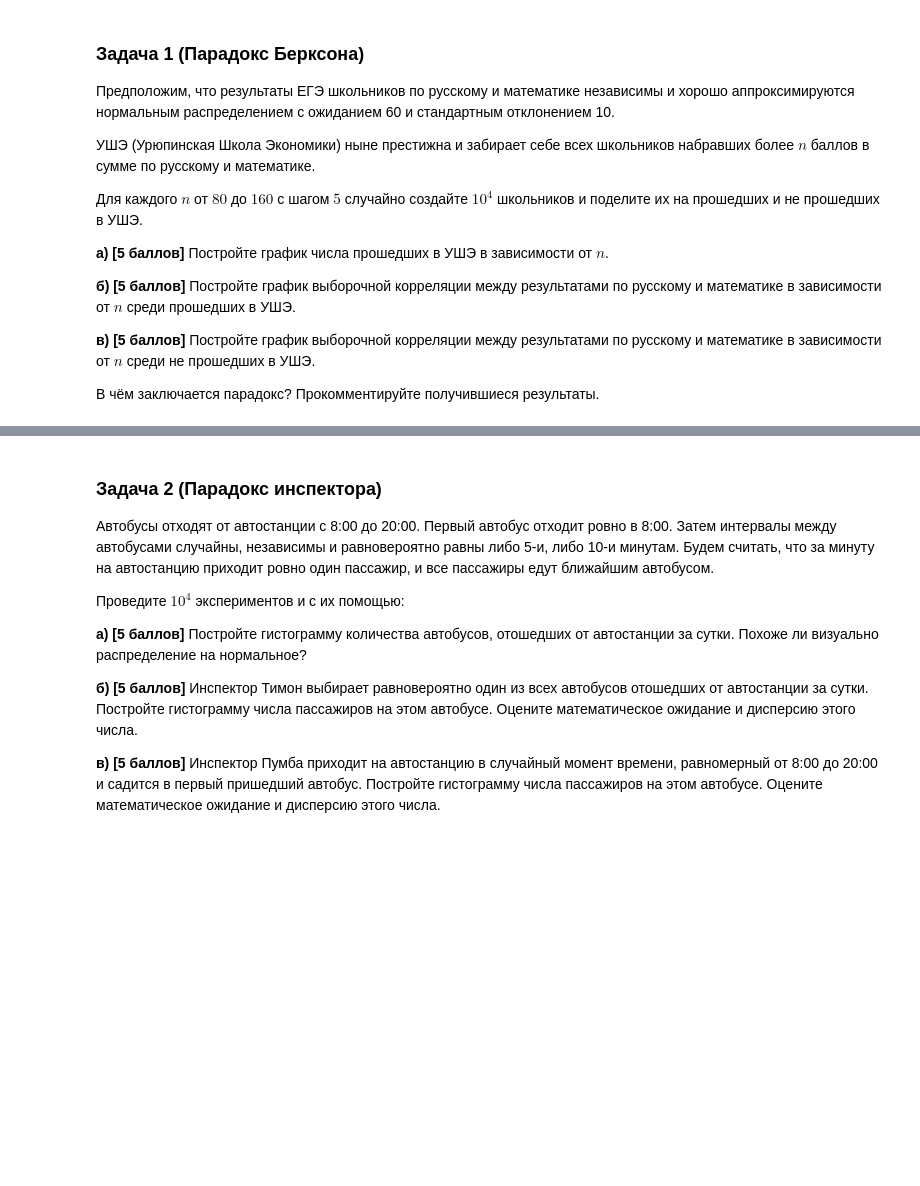
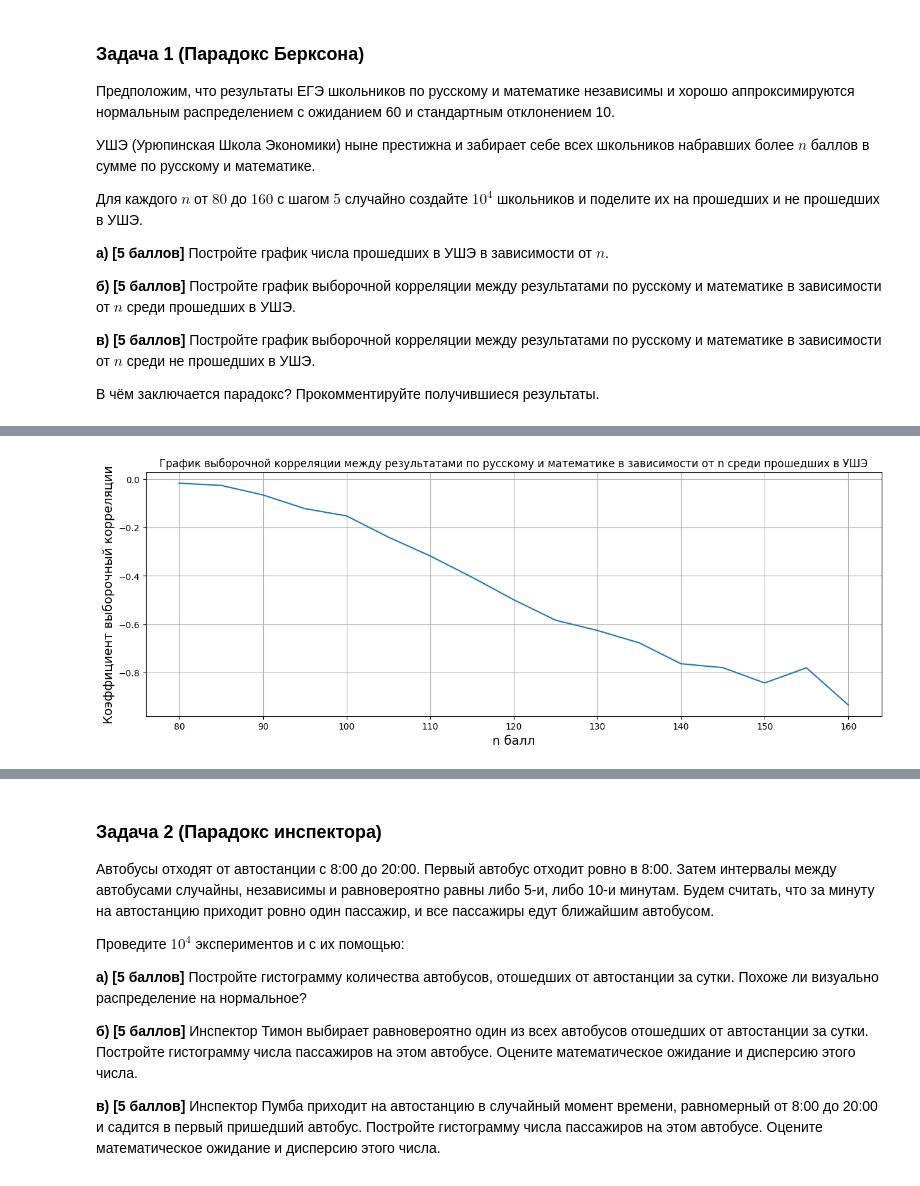
Before and after one commit to Kulikov17/MLDS_math_2022, a Jupyter notebook: hw_matstat/yam_hw01-hakuna_matata.ipynb, the cells around one changed output, grey strips where cells are left out. Saved outputs shown, nothing was run; the diff lists cells and outputs as text; code cells hidden in the pictures; blank space fills up the shorter version.

```diff
--- a/hw_matstat/yam_hw01-hakuna_matata.ipynb
+++ b/hw_matstat/yam_hw01-hakuna_matata.ipynb
@@ -142,0 +171,13 @@ plt.show()
+# %%
+x = np.arange(n_start, n_end, n_step)
+y = np.array([ege_results[n]['passed_corr'] for n in x])
+
+plt.figure(figsize=(15, 5))
+plt.plot(x, y)
+plt.title('График выборочной корреляции между результатами по русскому и математике в зависимости от n среди прошедших в УШЭ')
+plt.xlabel('n балл', fontsize=14)
+plt.ylabel('Коэффициент выборочный корреляции', fontsize=14)
+plt.grid(True)
+plt.show()
+# %% [output]
+[figure, added]
```
Also changed, not shown: parts of 34 cells of this notebook.
